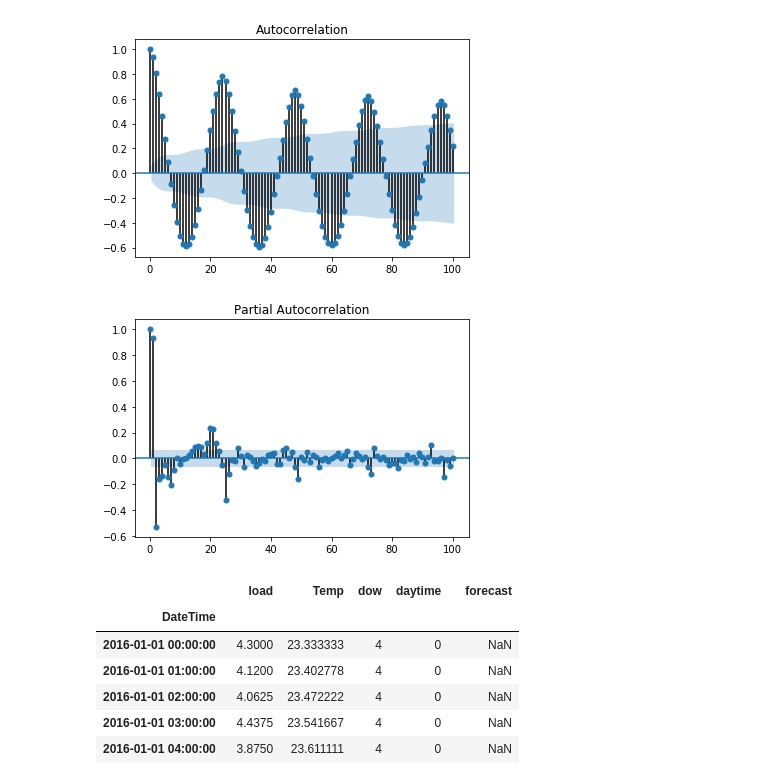
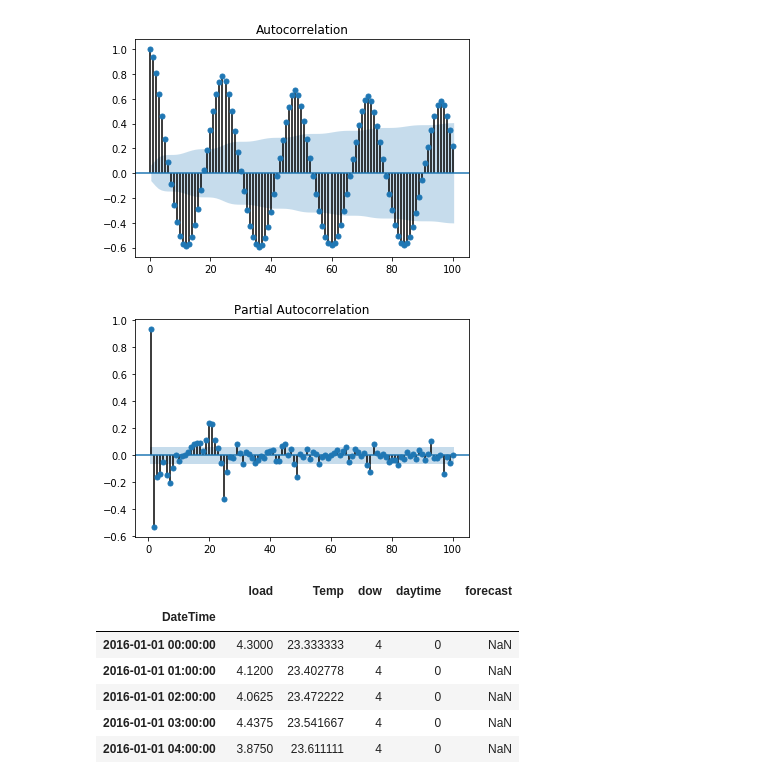
Before and after one commit to guyzsarun/Kaggle, a Jupyter notebook: Capstone/Capstone.ipynb, the cells around one changed output. Cells and saved outputs as stored; diff of their text form; code cells hidden in the pictures.

```diff
--- a/Capstone/Capstone.ipynb
+++ b/Capstone/Capstone.ipynb
@@ -223,9 +223,9 @@ plot_acf(df_work.iloc[:24*40]['load'],lags=100);
 # %% [output]
 [figure]
 # %%
-plot_pacf(df_work.iloc[:24*40]['load'],lags=100);
+plot_pacf(df_work.iloc[:24*40]['load'],lags=100,zero=False);
 # %% [output]
-[figure, old version]
+[figure, new version]
 # %%
 import statsmodels.api as sm
 from statsmodels.tsa.arima_model import ARIMA
```
Also changed, not shown: parts of 2 cells of this notebook, 1 other file.
